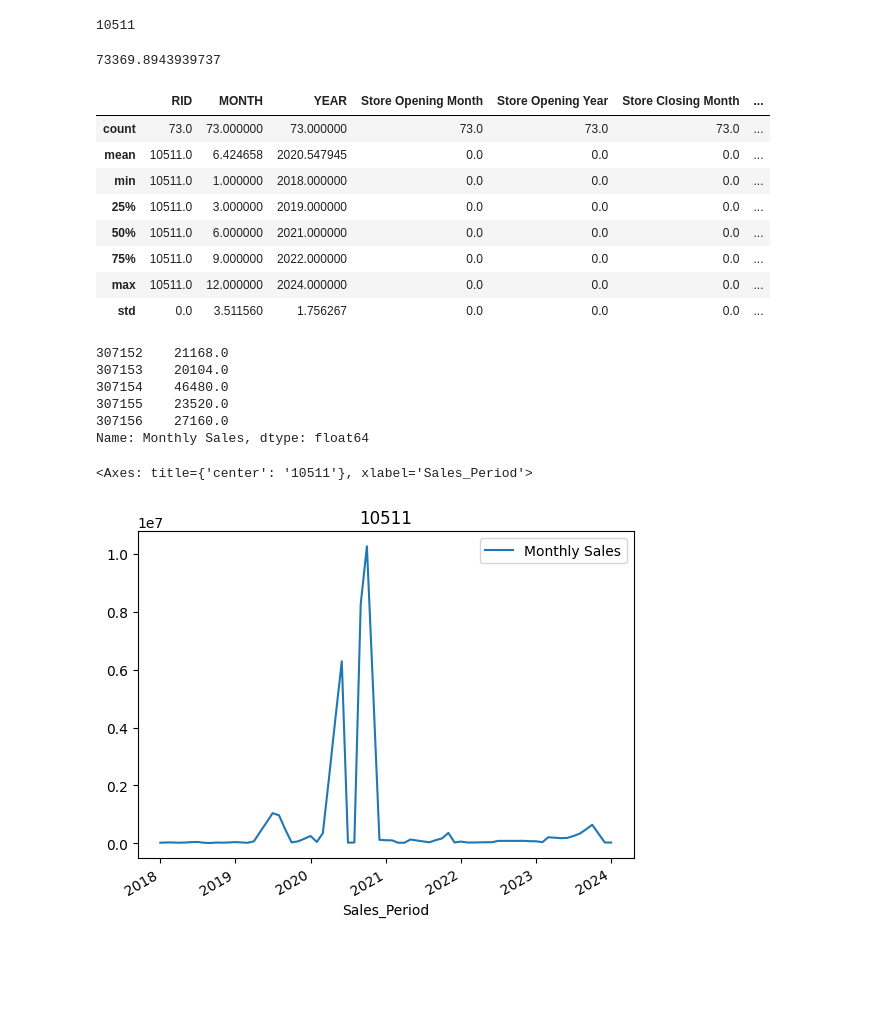
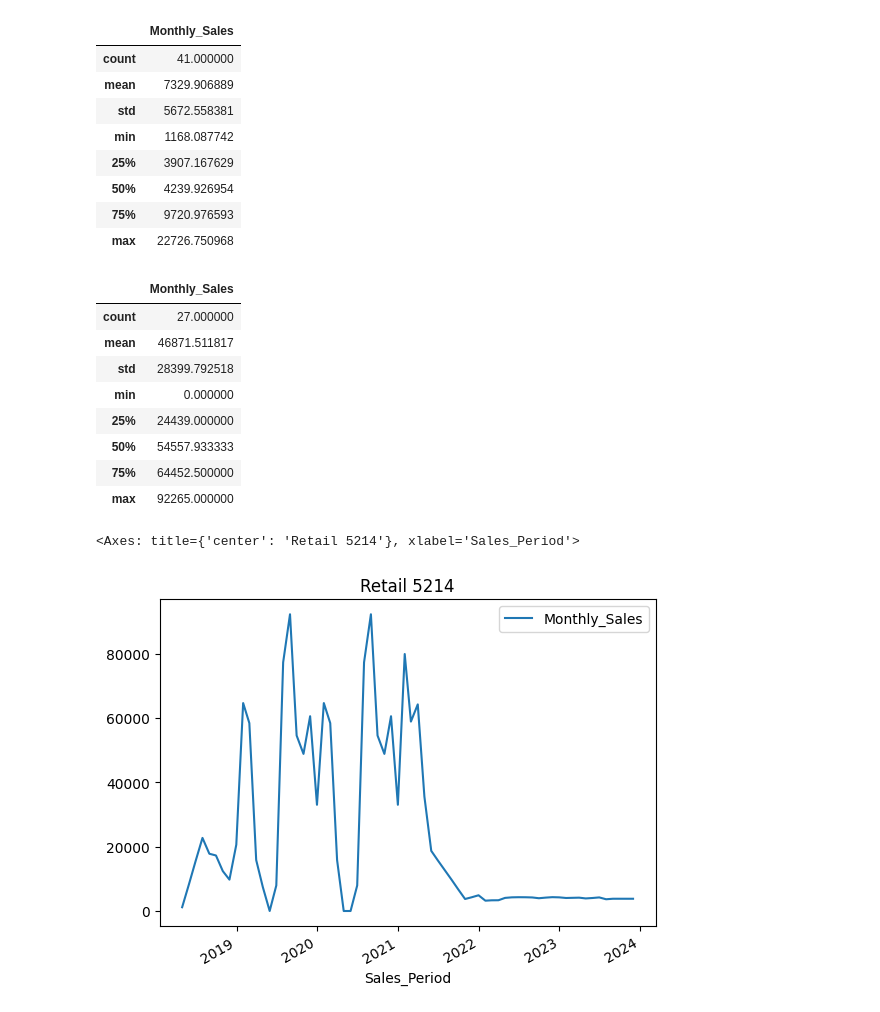
Before and after one commit to MahmoudAlawdh/newSalesGeneration, a Jupyter notebook: main.ipynb, the cells around one changed output. Saved outputs shown, nothing was run; the diff lists cells and outputs as text; code cells hidden in the pictures; blank space fills up the shorter version.

```diff
--- a/main.ipynb
+++ b/main.ipynb
@@ -159,35 +149,38 @@ df = pd.read_csv('./output/method_1.csv')
+# %%
+import pandas as pd
+
+df = pd.DataFrame(new_sales_collection.find({}))
 # %%
 import pandas as pd
-unique_rids = df['RID'].unique()
+
+unique_rids = df["Reference_Full_ID"].unique()
 id = random.choice(unique_rids)
-id = 10511
-print(id)
-tmp = df[df['RID'] == id].copy()
-tmp['Monthly Sales'] = tmp['Monthly Sales'].interpolate(method='cubic')
-tmp['Sales_Period'] = pd.to_datetime(tmp[['YEAR','MONTH']].assign(DAY=1))
-generated_df = tmp[tmp['original'] == 0]
-actual_df = tmp[tmp['original'] == 1]
-display(tmp['Monthly Sales'].median())
-display(tmp.describe())
-display(actual_df['Monthly Sales'])
-tmp.plot(title=id,x='Sales_Period',y='Monthly Sales')
+id = "Retail 5214"
+
+tmp = df[df["Reference_Full_ID"] == id].copy()
+generated_df = tmp[tmp["Researcher"] == "Mahmoud"]
+actual_df = tmp[tmp["Researcher"] != "Mahmoud"]
+display(generated_df[["Monthly_Sales"]].describe())
+display(actual_df[["Monthly_Sales"]].describe())
+tmp.plot(title=id, x="Sales_Period", y="Monthly_Sales")
 # %% [output]
+|  | Monthly_Sales |
+| count | 41.000000 |
+| mean | 7329.906889 |
+| std | 5672.558381 |
+| min | 1168.087742 |
+| 25% | 3907.167629 |
+| 50% | 4239.926954 |
+| 75% | 9720.976593 |
+| max | 22726.750968 |
+|  | Monthly_Sales |
+| count | 27.000000 |
+| mean | 46871.511817 |
+| std | 28399.792518 |
+| min | 0.000000 |
+| 25% | 24439.000000 |
+| 50% | 54557.933333 |
+| 75% | 64452.500000 |
+| max | 92265.000000 |
-10511
+<Axes: title={'center': 'Retail 5214'}, xlabel='Sales_Period'>
-73369.8943939737
-|  | RID | MONTH | YEAR | Store Opening Month | Store Opening Year | Store Closing Month | ... |
-| count | 73.0 | 73.000000 | 73.000000 | 73.0 | 73.0 | 73.0 | ... |
-| mean | 10511.0 | 6.424658 | 2020.547945 | 0.0 | 0.0 | 0.0 | ... |
-| min | 10511.0 | 1.000000 | 2018.000000 | 0.0 | 0.0 | 0.0 | ... |
-| 25% | 10511.0 | 3.000000 | 2019.000000 | 0.0 | 0.0 | 0.0 | ... |
-| 50% | 10511.0 | 6.000000 | 2021.000000 | 0.0 | 0.0 | 0.0 | ... |
-| 75% | 10511.0 | 9.000000 | 2022.000000 | 0.0 | 0.0 | 0.0 | ... |
-| max | 10511.0 | 12.000000 | 2024.000000 | 0.0 | 0.0 | 0.0 | ... |
-| std | 0.0 | 3.511560 | 1.756267 | 0.0 | 0.0 | 0.0 | ... |
-307152    21168.0
-307153    20104.0
-307154    46480.0
-307155    23520.0
-307156    27160.0
-Name: Monthly Sales, dtype: float64
-<Axes: title={'center': '10511'}, xlabel='Sales_Period'>
-[figure, old version]
+[figure, new version]
```
Also changed, not shown: parts of 7 cells of this notebook, 9 other files.
